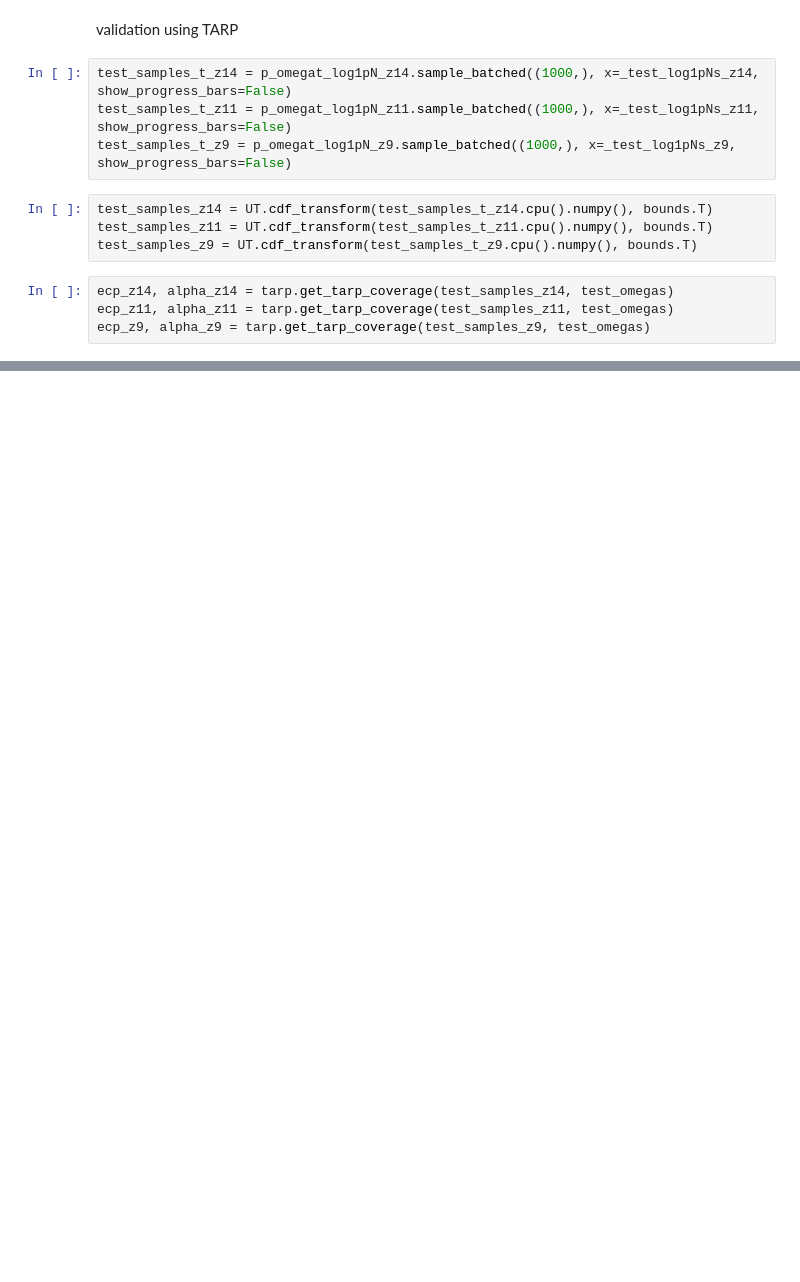
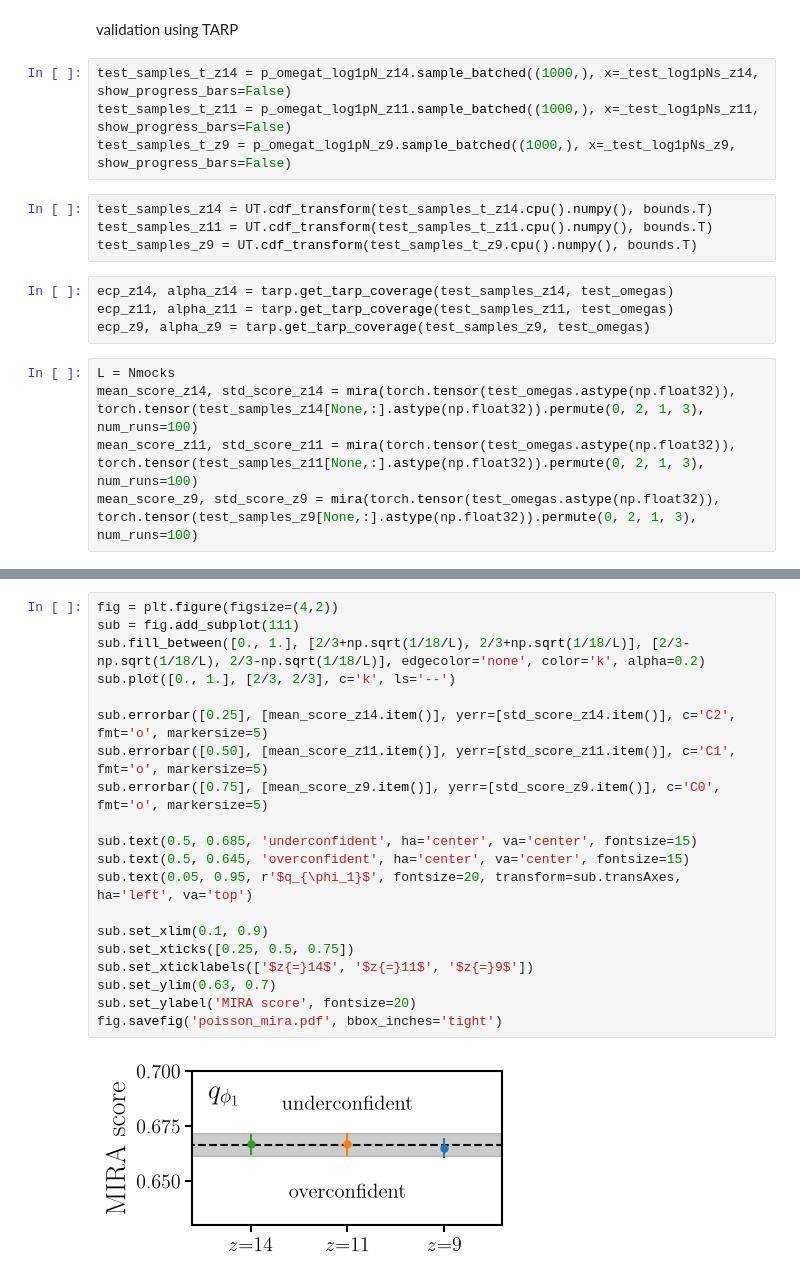
Before and after one commit to changhoonhahn/px2cosmo, a Jupyter notebook: nb/mock/likelihood_poisson.ipynb, the cells around one changed output, grey strips where cells are left out. Drawn from its saved outputs; the diff is of its cells as text; blank space fills up the shorter version.

Commit message:
mira score added to poisson likelihood validation

```diff
--- a/nb/mock/likelihood_poisson.ipynb
+++ b/nb/mock/likelihood_poisson.ipynb
@@ -102,6 +103,11 @@ test_samples_z9 = UT.cdf_transform(test_samples_t_z9.cpu().numpy(), bounds.T)
 ecp_z14, alpha_z14 = tarp.get_tarp_coverage(test_samples_z14, test_omegas)
 ecp_z11, alpha_z11 = tarp.get_tarp_coverage(test_samples_z11, test_omegas)
 ecp_z9, alpha_z9 = tarp.get_tarp_coverage(test_samples_z9, test_omegas)
+# %%
+L = Nmocks
+mean_score_z14, std_score_z14 = mira(torch.tensor(test_omegas.astype(np.float32)), torch.tensor(test_samples_z14[None,:].astype(np.float32)).permute(0, 2, 1, 3), num_runs=100)
+mean_score_z11, std_score_z11 = mira(torch.tensor(test_omegas.astype(np.float32)), torch.tensor(test_samples_z11[None,:].astype(np.float32)).permute(0, 2, 1, 3), num_runs=100)
+mean_score_z9, std_score_z9 = mira(torch.tensor(test_omegas.astype(np.float32)), torch.tensor(test_samples_z9[None,:].astype(np.float32)).permute(0, 2, 1, 3), num_runs=100)
 # %%
 fig, ax = plt.subplots(1, 1, figsize=(4, 4))
 ax.plot([0, 1], [0, 1], ls='--', color='k', label=r'$p(N\,|\,\omega,S)$')
@@ -118,0 +125,22 @@ fig.savefig('poisson_tarp.pdf', bbox_inches='tight')
+# %%
+fig = plt.figure(figsize=(4,2))
+sub = fig.add_subplot(111)
+sub.fill_between([0., 1.], [2/3+np.sqrt(1/18/L), 2/3+np.sqrt(1/18/L)], [2/3-np.sqrt(1/18/L), 2/3-np.sqrt(1/18/L)], edgecolor='none', color='k', alpha=0.2)
+sub.plot([0., 1.], [2/3, 2/3], c='k', ls='--')
+
+sub.errorbar([0.25], [mean_score_z14.item()], yerr=[std_score_z14.item()], c='C2', fmt='o', markersize=5)
+sub.errorbar([0.50], [mean_score_z11.item()], yerr=[std_score_z11.item()], c='C1', fmt='o', markersize=5)
+sub.errorbar([0.75], [mean_score_z9.item()], yerr=[std_score_z9.item()], c='C0', fmt='o', markersize=5)
+
+sub.text(0.5, 0.685, 'underconfident', ha='center', va='center', fontsize=15)
+sub.text(0.5, 0.645, 'overconfident', ha='center', va='center', fontsize=15)
+sub.text(0.05, 0.95, r'$q_{\phi_1}$', fontsize=20, transform=sub.transAxes, ha='left', va='top')
+
+sub.set_xlim(0.1, 0.9)
+sub.set_xticks([0.25, 0.5, 0.75])
+sub.set_xticklabels(['$z{=}14$', '$z{=}11$', '$z{=}9$'])
+sub.set_ylim(0.63, 0.7)
+sub.set_ylabel('MIRA score', fontsize=20)
+fig.savefig('poisson_mira.pdf', bbox_inches='tight')
+# %% [output]
+[figure, added]
```
Also changed, not shown: parts of 5 cells of this notebook.
